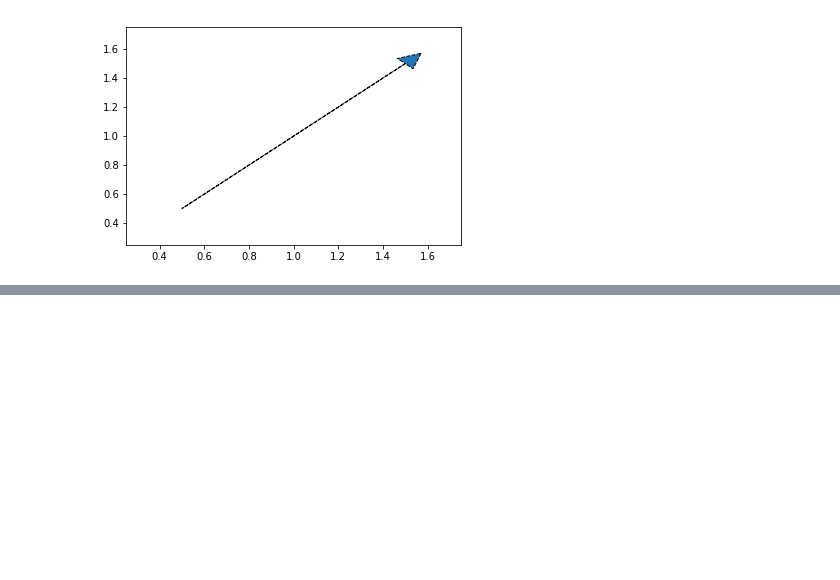
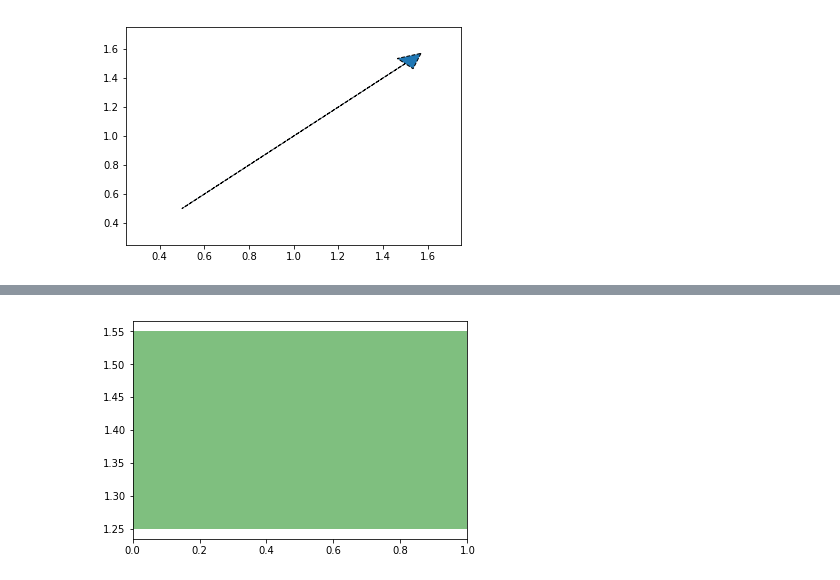
Before and after one commit to soudegesu/pyplot-test, a Jupyter notebook: samples/additional_information.ipynb, the cells around one changed output, grey strips where cells are left out. Saved outputs shown, nothing was run; the diff lists cells and outputs as text; code cells hidden in the pictures; blank space fills up the shorter version.

```diff
--- a/samples/additional_information.ipynb
+++ b/samples/additional_information.ipynb
@@ -35,0 +48,12 @@ plt.show()
+# %%
+# axhspan sample
+import numpy as np
+import matplotlib.pyplot as plt
+
+fig = plt.figure()
+ax = fig.add_subplot(111)
+
+plt.axhspan(1.25, 1.55, facecolor='g', alpha=0.5)
+plt.show()
+# %% [output]
+[figure, added]
```
Also changed, not shown: parts of 11 cells of this notebook, 2 other files.
